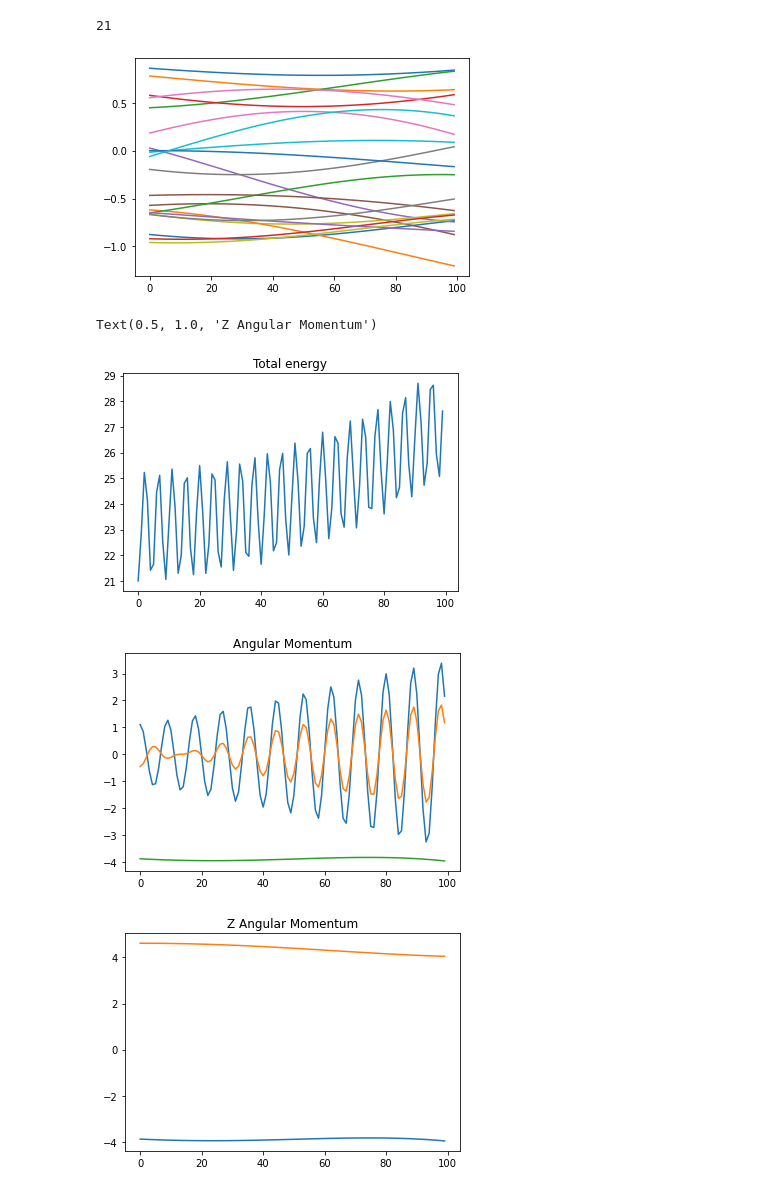
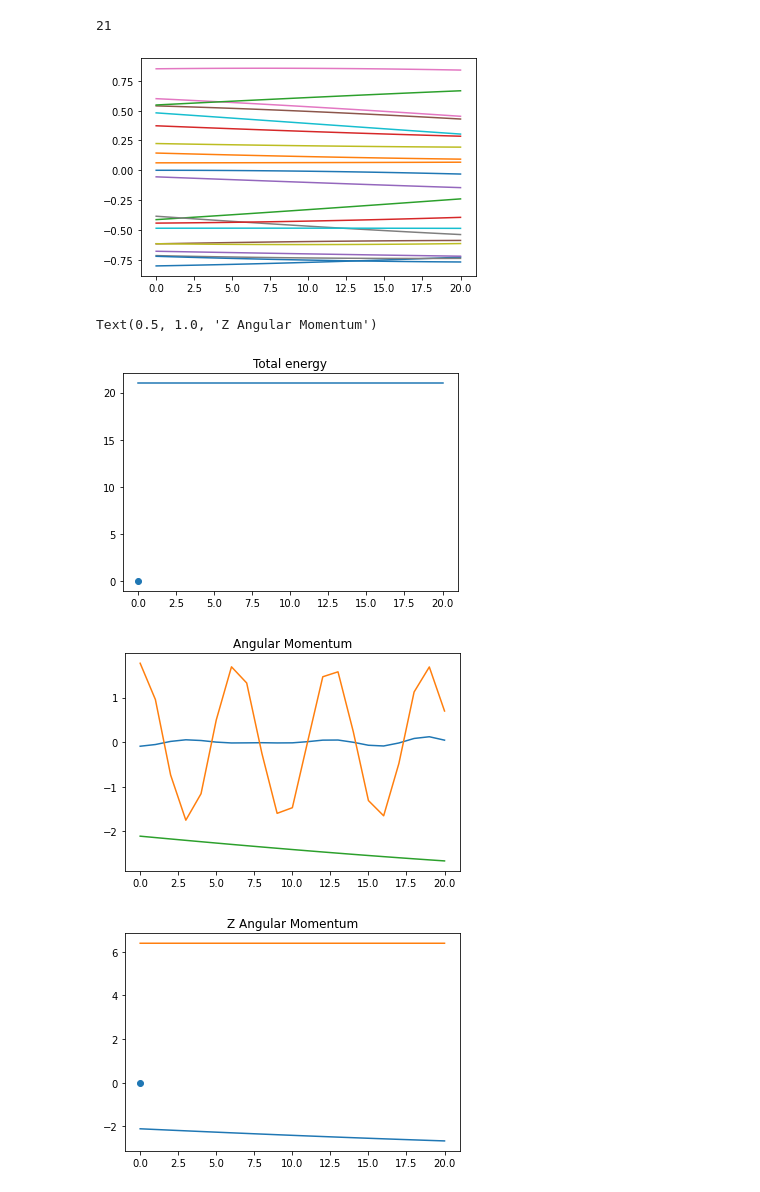
Before and after one commit to ashmat98/LJ-magnetic, a Jupyter notebook: Simulate test.ipynb, the cells around one changed output. Drawn from its saved outputs; the diff is of its cells as text; code cells hidden in the pictures.

```diff
--- a/Simulate test.ipynb
+++ b/Simulate test.ipynb
@@ -37,27 +38,29 @@ sim.particle_number()
 # %%
 # history = sim.to_array(sim.simulate(1, dt=1e-5, algorithm="EULER"))
 # history = sim.to_array(sim.simulate(1, dt=1e-5, algorithm="RK"))
-history = sim.to_array(sim.simulate(1, dt=1e-5, algorithm="VERLET"))
+history = sim.to_array(sim.simulate(0.2, dt=1e-5, algorithm="VERLET"))
 # %%
 plt.plot(history["L"][:,2,:]);
 # %% [output]
-[figure, old version]
+[figure, new version]
 # %%
 plt.figure()
 plt.plot(np.sum(history["KE"] + history["PE"] + 0.5*history["IE"], axis=1))
+plt.scatter(0,0)
 plt.title("Total energy")
 plt.figure()
 plt.plot(np.sum(history["L"], axis=2))
 plt.title("Angular Momentum")
 plt.figure()
 plt.plot(np.sum(history["L"][:,2], axis=1))
 plt.plot(np.sum(history["L"][:,2] + history["BInertia"], axis=1))
+plt.scatter(0,0)
 plt.title("Z Angular Momentum")
 # %% [output]
 Text(0.5, 1.0, 'Z Angular Momentum')
-[figure, old version]
+[figure, new version]
-[figure, old version]
+[figure, new version]
-[figure, old version]
+[figure, new version]
 # %%
 fig = plt.figure()
 # ax = fig.gca(projection='3d')
```
Also changed, not shown: parts of 2 cells of this notebook, 3 other files.
